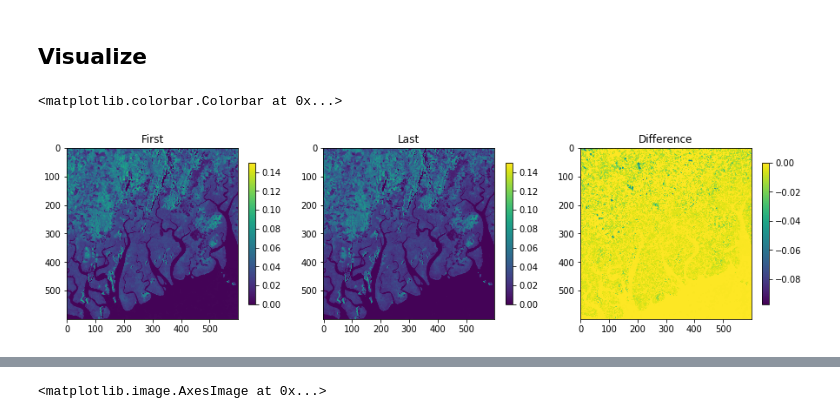
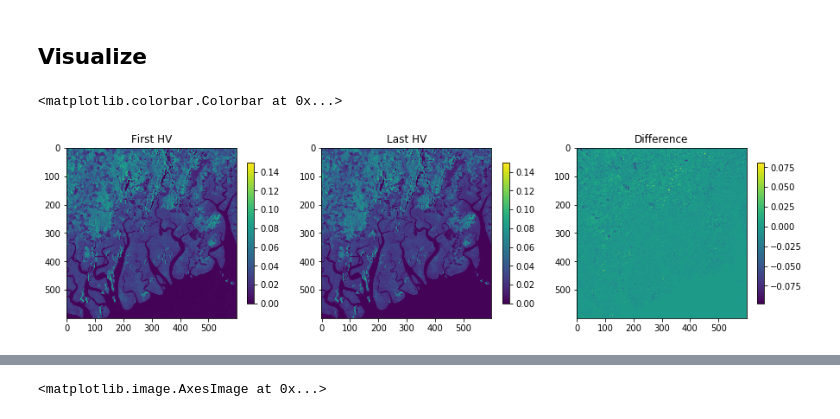
Before and after one commit to simard-landscape-lab/sari-tutorial, a Jupyter notebook: 8-Change Detection/8_Change_Detection.ipynb, the cells around one changed output, grey strips where cells are left out. Drawn from its saved outputs; the diff is of its cells as text; code cells hidden in the pictures.

```diff
--- a/8-Change Detection/8_Change_Detection.ipynb
+++ b/8-Change Detection/8_Change_Detection.ipynb
@@ -79,7 +82,9 @@ hv_0 = bands_tv[1]
 hv_1 = bands_tv[3]
 hh_0 = bands_tv[0]
 hh_1 = bands_tv[2]
-diff = hv_1 - hv_0
+
+diff_hv = hv_1 - hv_0
+diff_hh = hh_1 - hh_0
 # %%
 p = profile.copy()
 p['count'] = 1
@@ -97,18 +102,18 @@ with rasterio.open('hh_1.tif', 'w', **p) as ds:
 # %%
 fig, ax = plt.subplots(1, 3, figsize=(15, 10))
 
 im = ax[0].imshow(hv_0, vmax=.15)
-ax[0].set_title('First')
+ax[0].set_title('First HV')
 fig.colorbar(im, ax=ax[0], shrink=.3)
 
 
 im = ax[1].imshow(hv_1, vmax=.15)
-ax[1].set_title('Last')
+ax[1].set_title('Last HV')
 fig.colorbar(im, ax=ax[1], shrink=.3)
 
 ax[2].set_title('Difference')
-im = ax[2].imshow(diff, vmax=0)
+im = ax[2].imshow(diff_hv)
 fig.colorbar(im, ax=ax[2], shrink=.3)
 # %% [output]
 <matplotlib.colorbar.Colorbar at 0x...>
-[figure, old version]
+[figure, new version]
```
Also changed, not shown: parts of 40 cells of this notebook, 1 other file.
